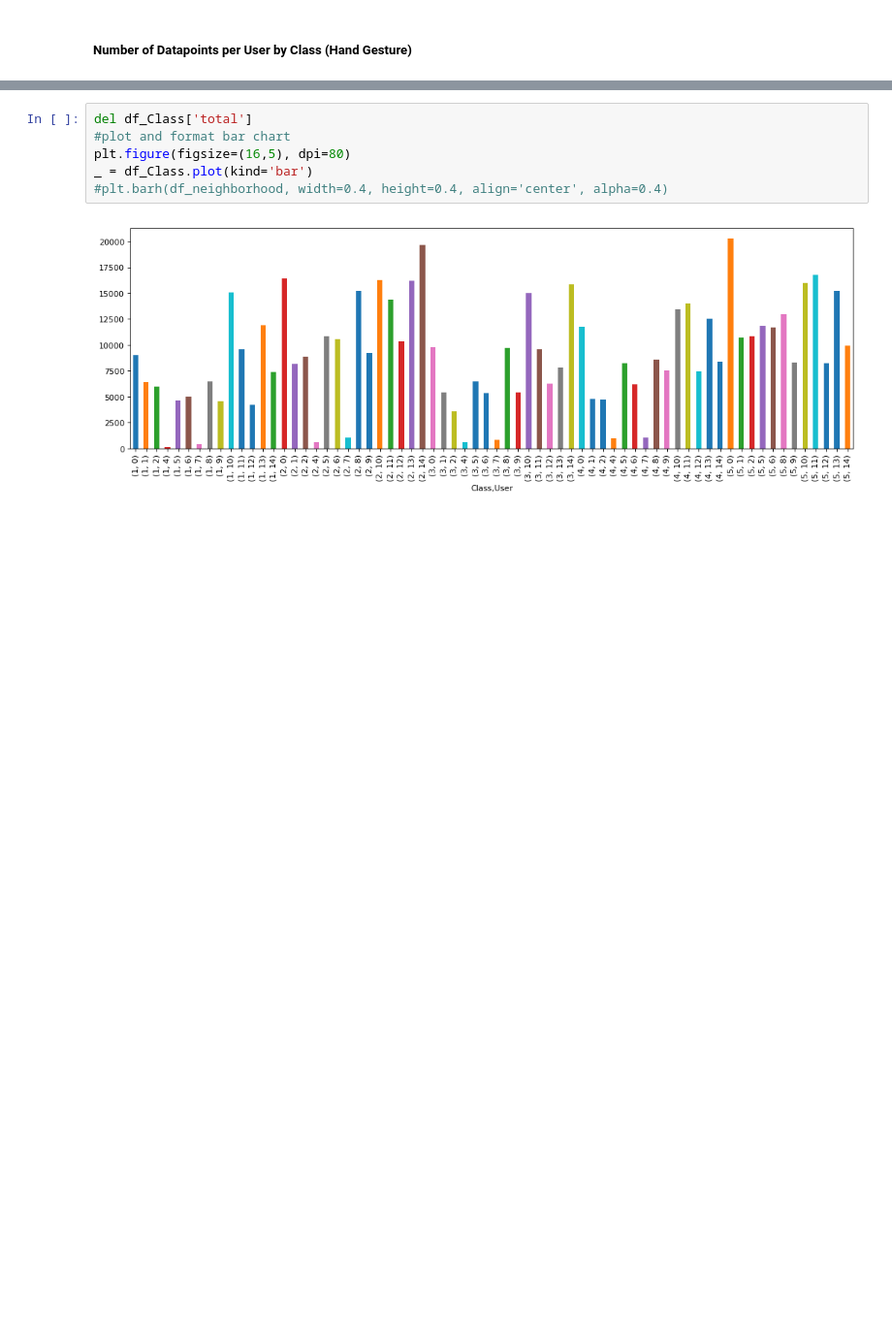
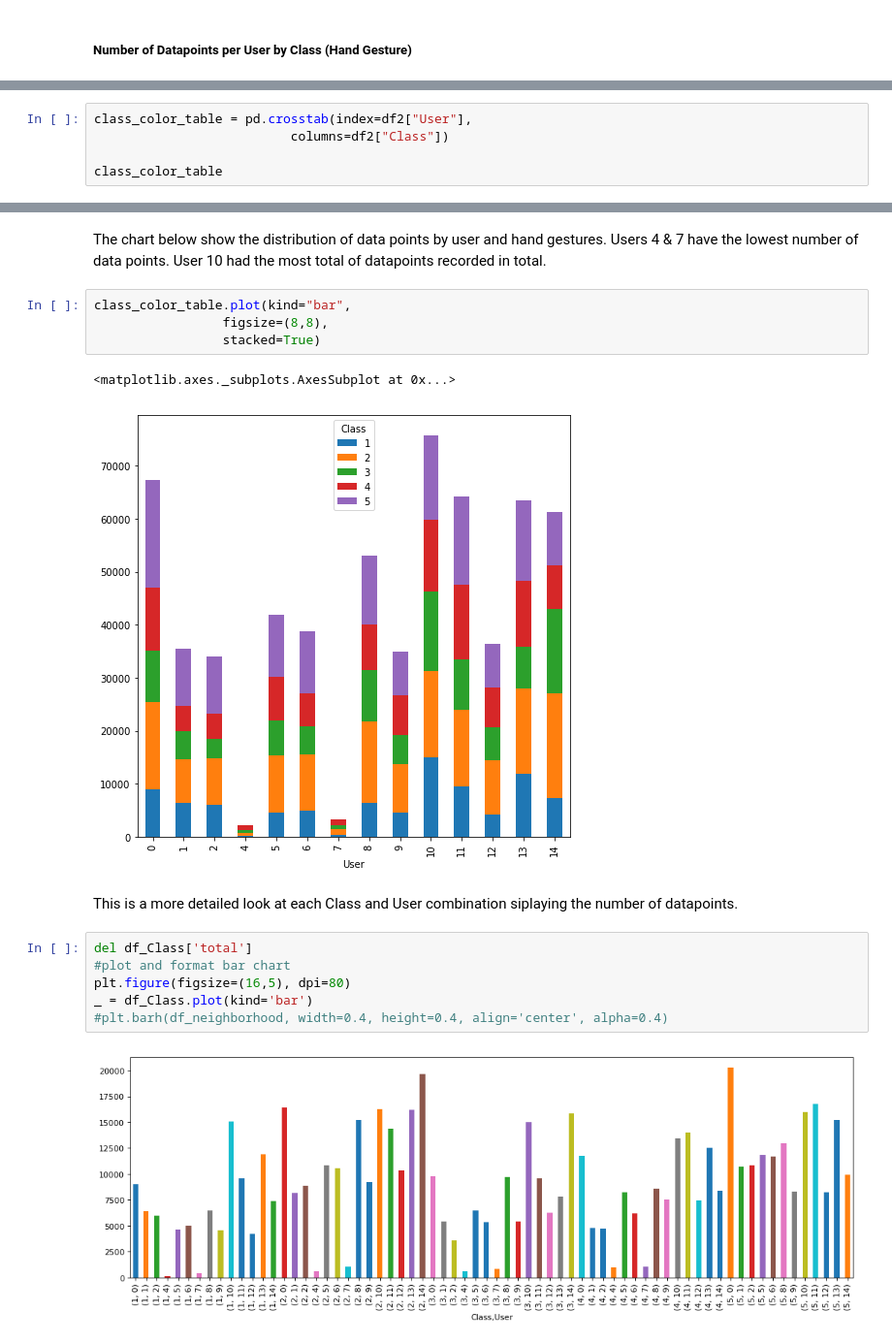
Before and after one commit to cdmorgan103/7331DataMiningNoShow, a Jupyter notebook: LAB3/Lab3.ipynb, the cells around one changed output, grey strips where cells are left out. Shown at 97% size. Cells and saved outputs as stored; diff of their text form; blank space fills up the shorter version.

Commit message:
data understanding 2 update

```diff
--- a/LAB3/Lab3.ipynb
+++ b/LAB3/Lab3.ipynb
@@ -210,0 +198,5 @@ Name: User, Length: 69, dtype: int64
+# %%
+class_color_table = pd.crosstab(index=df2["User"],
+                          columns=df2["Class"])
+
+class_color_table
@@ -211,3 +220,14 @@ Name: User, Length: 69, dtype: int64
+# %% [markdown]
+The chart below show the distribution of data points by user and hand gestures. Users 4 & 7 have the lowest number of data points. User 10 had the most total of datapoints recorded in total.
+# %%
+class_color_table.plot(kind="bar",
+                 figsize=(8,8),
+                 stacked=True)
+# %% [output]
+<matplotlib.axes._subplots.AxesSubplot at 0x...>
+[figure, added]
+# %% [markdown]
+This is a more detailed look at each Class and User combination siplaying the number of datapoints.
 # %%
 del df_Class['total']
 #plot and format bar chart
```
Also changed, not shown: parts of 4 cells of this notebook.
